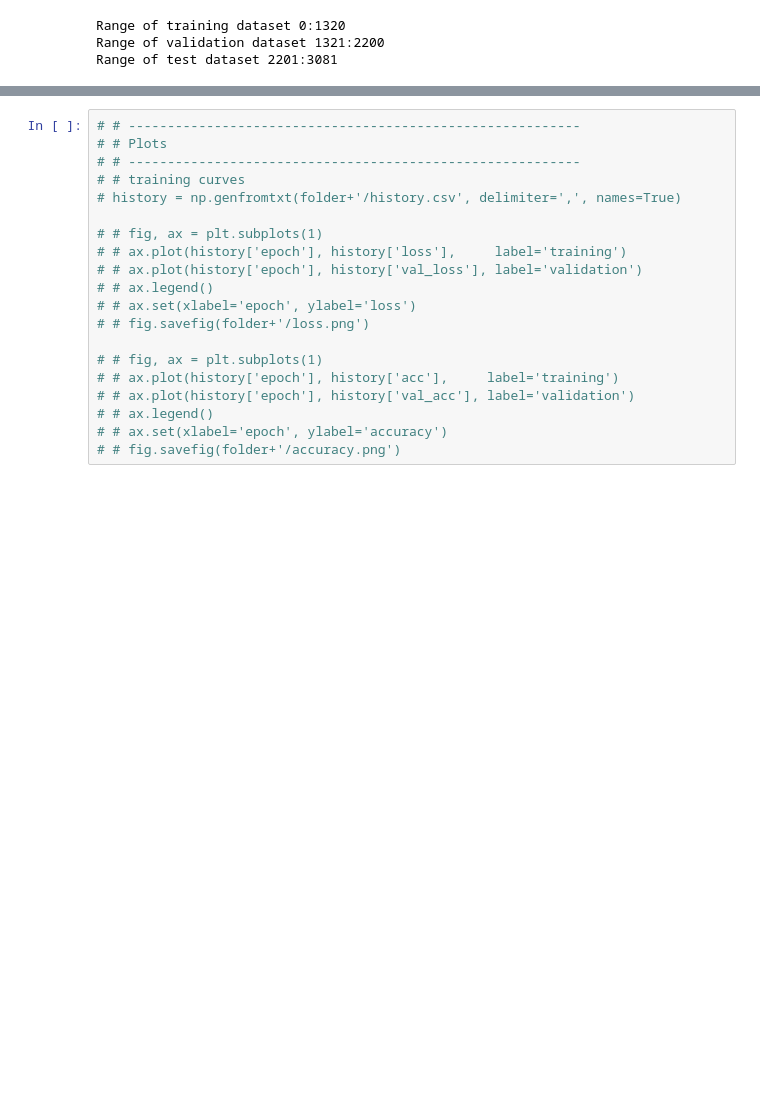
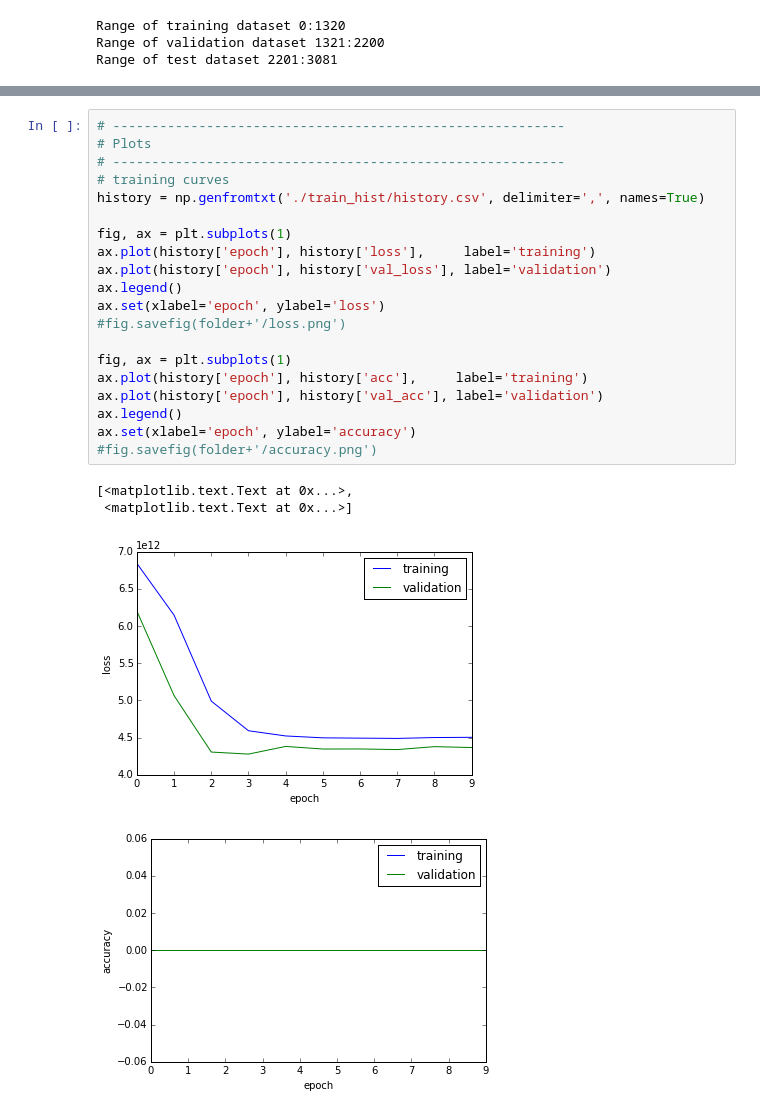
Before and after one commit to tglauch/DeepIceLearning, a Jupyter notebook: Neural_Network.ipynb, the cells around one changed output, grey strips where cells are left out. Drawn from its saved outputs; the diff is of its cells as text; blank space fills up the shorter version.

```diff
--- a/Neural_Network.ipynb
+++ b/Neural_Network.ipynb
@@ -160,20 +159,25 @@ plt.show()
 # %%
-# # ----------------------------------------------------------
-# # Plots
-# # ----------------------------------------------------------
-# # training curves
-# history = np.genfromtxt(folder+'/history.csv', delimiter=',', names=True)
+# ----------------------------------------------------------
+# Plots
+# ----------------------------------------------------------
+# training curves
+history = np.genfromtxt('./train_hist/history.csv', delimiter=',', names=True)
 
-# # fig, ax = plt.subplots(1)
-# # ax.plot(history['epoch'], history['loss'],     label='training')
-# # ax.plot(history['epoch'], history['val_loss'], label='validation')
-# # ax.legend()
-# # ax.set(xlabel='epoch', ylabel='loss')
-# # fig.savefig(folder+'/loss.png')
+fig, ax = plt.subplots(1)
+ax.plot(history['epoch'], history['loss'],     label='training')
+ax.plot(history['epoch'], history['val_loss'], label='validation')
+ax.legend()
+ax.set(xlabel='epoch', ylabel='loss')
+#fig.savefig(folder+'/loss.png')
 
-# # fig, ax = plt.subplots(1)
-# # ax.plot(history['epoch'], history['acc'],     label='training')
-# # ax.plot(history['epoch'], history['val_acc'], label='validation')
-# # ax.legend()
-# # ax.set(xlabel='epoch', ylabel='accuracy')
-# # fig.savefig(folder+'/accuracy.png')
+fig, ax = plt.subplots(1)
+ax.plot(history['epoch'], history['acc'],     label='training')
+ax.plot(history['epoch'], history['val_acc'], label='validation')
+ax.legend()
+ax.set(xlabel='epoch', ylabel='accuracy')
+#fig.savefig(folder+'/accuracy.png')
+# %% [output]
+[<matplotlib.text.Text at 0x...>,
+ <matplotlib.text.Text at 0x...>]
+[figure, added]
+[figure, added]
```
Also changed, not shown: parts of 4 cells of this notebook.
